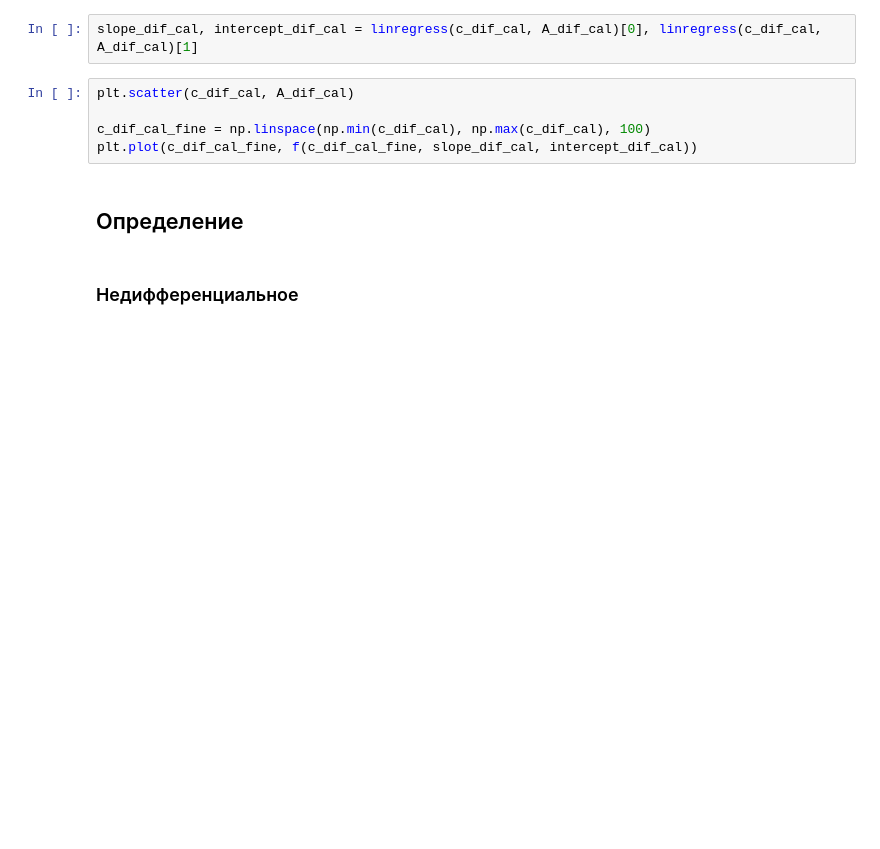
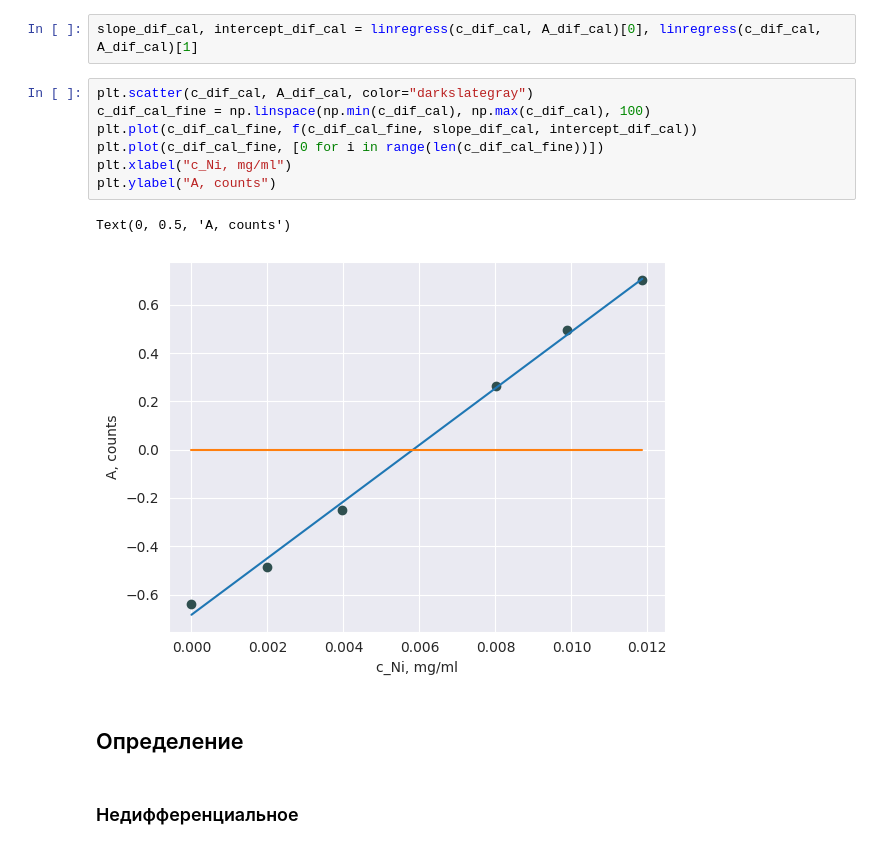
Before and after one commit to a-for-short/labs, a Jupyter notebook: optics/ni/nickel.ipynb, the cells around one changed output. Saved outputs shown, nothing was run; the diff lists cells and outputs as text; blank space fills up the shorter version.

```diff
--- a/optics/ni/nickel.ipynb
+++ b/optics/ni/nickel.ipynb
@@ -67,10 +59,15 @@ A_dif_cal = np.array([]) # Needed if no baseline
 # %%
 slope_dif_cal, intercept_dif_cal = linregress(c_dif_cal, A_dif_cal)[0], linregress(c_dif_cal, A_dif_cal)[1]
 # %%
-plt.scatter(c_dif_cal, A_dif_cal)
-
+plt.scatter(c_dif_cal, A_dif_cal, color="darkslategray")
 c_dif_cal_fine = np.linspace(np.min(c_dif_cal), np.max(c_dif_cal), 100)
 plt.plot(c_dif_cal_fine, f(c_dif_cal_fine, slope_dif_cal, intercept_dif_cal))
+plt.plot(c_dif_cal_fine, [0 for i in range(len(c_dif_cal_fine))])
+plt.xlabel("c_Ni, mg/ml")
+plt.ylabel("A, counts")
+# %% [output]
+Text(0, 0.5, 'A, counts')
+[figure, added]
 # %% [markdown]
 ## Определение
 # %% [markdown]
```
Also changed, not shown: parts of 17 cells of this notebook.
